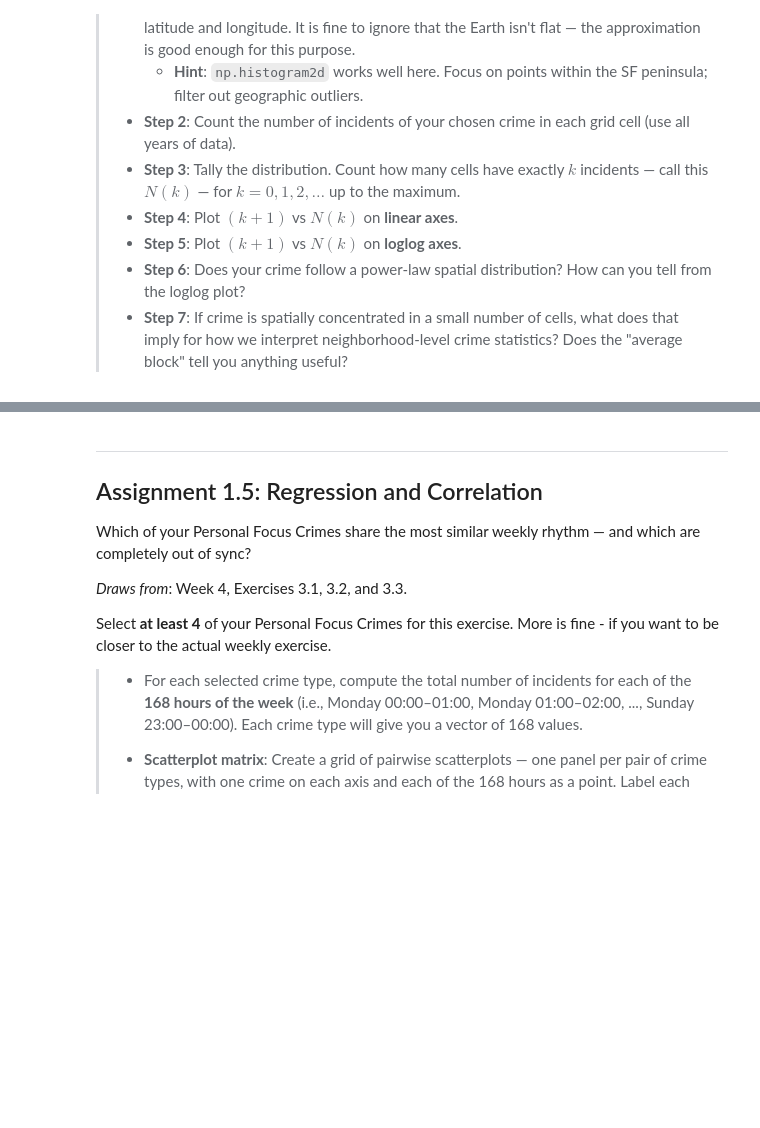
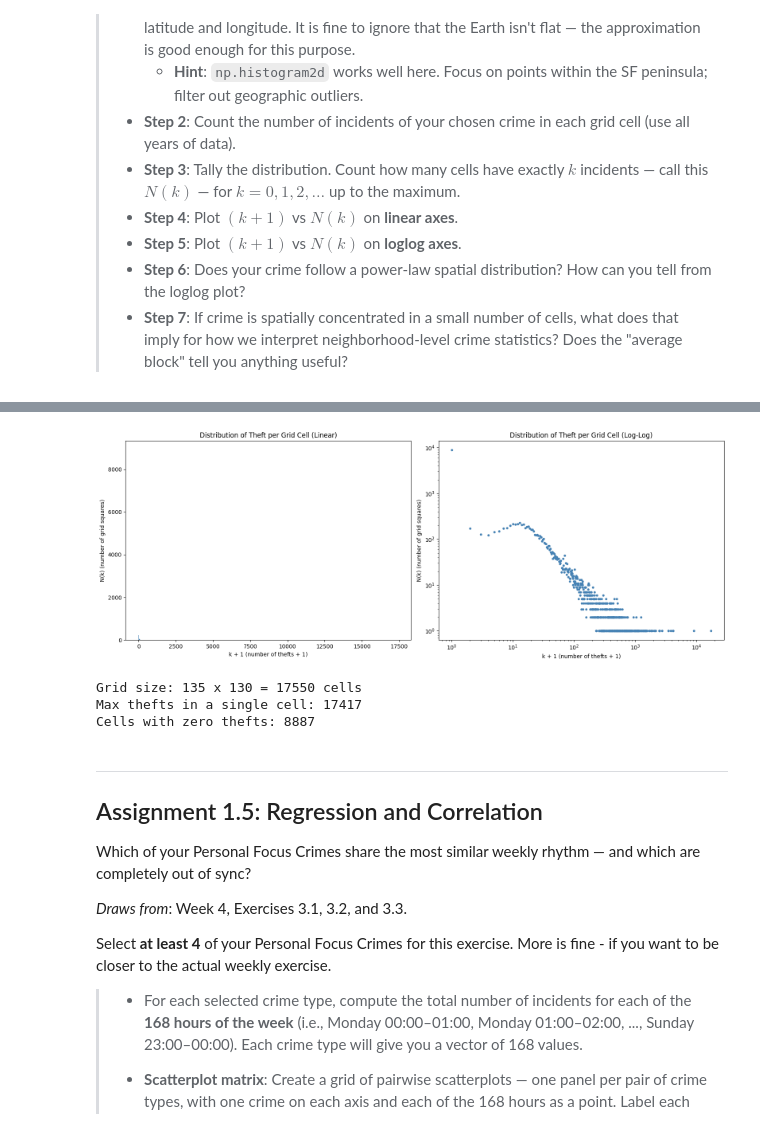
Before and after one commit to wkandersen/02806-socialdataanalysis, a Jupyter notebook: project1/Assignment1.ipynb, the cells around one changed output, grey strips where cells are left out. Cells and saved outputs as stored; diff of their text form; code cells hidden in the pictures; blank space fills up the shorter version.

```diff
--- a/project1/Assignment1.ipynb
+++ b/project1/Assignment1.ipynb
@@ -266,3 +314,57 @@ Use your **most common Personal Focus Crime** (by total incident count) for this
+# %%
+# Calculate approximate bin sizes
+lat_range = lat_max - lat_min
+lon_range = lon_max - lon_min
+
+# ~100m in latitude is about 0.0009 degrees, ~100m in longitude at SF latitude is about 0.0011 degrees
+lat_bins = int(haversine(lon_min, lat_min, lon_min, lat_max) * 1000 / 100)
+lon_bins = int(haversine(lon_min, lat_min, lon_max, lat_min) * 1000 / 100)
+
+# Filter theft data to SF peninsula (remove outliers)
+theft = df[df['incident_category'] == 'larceny/theft'].copy()
+mask = (theft['latitude'] > lat_min) & (theft['latitude'] < lat_max) & \
+    (theft['longitude'] > lon_min) & (theft['longitude'] < lon_max)
+theft = theft[mask]
+
+counts, lat_edges, lon_edges = np.histogram2d(
+    theft['latitude'].values, theft['longitude'].values, bins=[lat_bins, lon_bins]
+)
+
+# Tally the counts
+grid_counts = counts.flatten().astype(int)
+k_max = grid_counts.max()
+k_values = np.arange(0, k_max + 1)
+N_k = np.array([np.sum(grid_counts == k) for k in k_values])
+
+# Plot on linear and loglog axes
+fig, axes = plt.subplots(1, 2, figsize=(16, 6))
+
+# Linear axes
+axes[0].bar(k_values + 1, N_k, width=1, color='steelblue', edgecolor='none')
+axes[0].set_xlabel('k + 1 (number of thefts + 1)')
+axes[0].set_ylabel('N(k) (number of grid squares)')
+axes[0].set_title('Distribution of Theft per Grid Cell (Linear)')
+
+# Log-log axes
+nonzero = N_k > 0
+axes[1].scatter(k_values[nonzero] + 1, N_k[nonzero], s=10, color='steelblue')
+axes[1].set_xscale('log')
+axes[1].set_yscale('log')
+axes[1].set_xlabel('k + 1 (number of thefts + 1)')
+axes[1].set_ylabel('N(k) (number of grid squares)')
+axes[1].set_title('Distribution of Theft per Grid Cell (Log-Log)')
+
+plt.tight_layout()
+plt.show()
+
+print(f"Grid size: {lat_bins} x {lon_bins} = {lat_bins * lon_bins} cells")
+print(f"Max thefts in a single cell: {k_max}")
+print(f"Cells with zero thefts: {N_k[0]}")
+# %% [output]
+[figure, added]
+Grid size: 135 x 130 = 17550 cells
+Max thefts in a single cell: 17417
+Cells with zero thefts: 8887
 # %% [markdown]
 ---
 ## Assignment 1.5: Regression and Correlation
```
Also changed, not shown: parts of 8 cells of this notebook, 2 other files.
